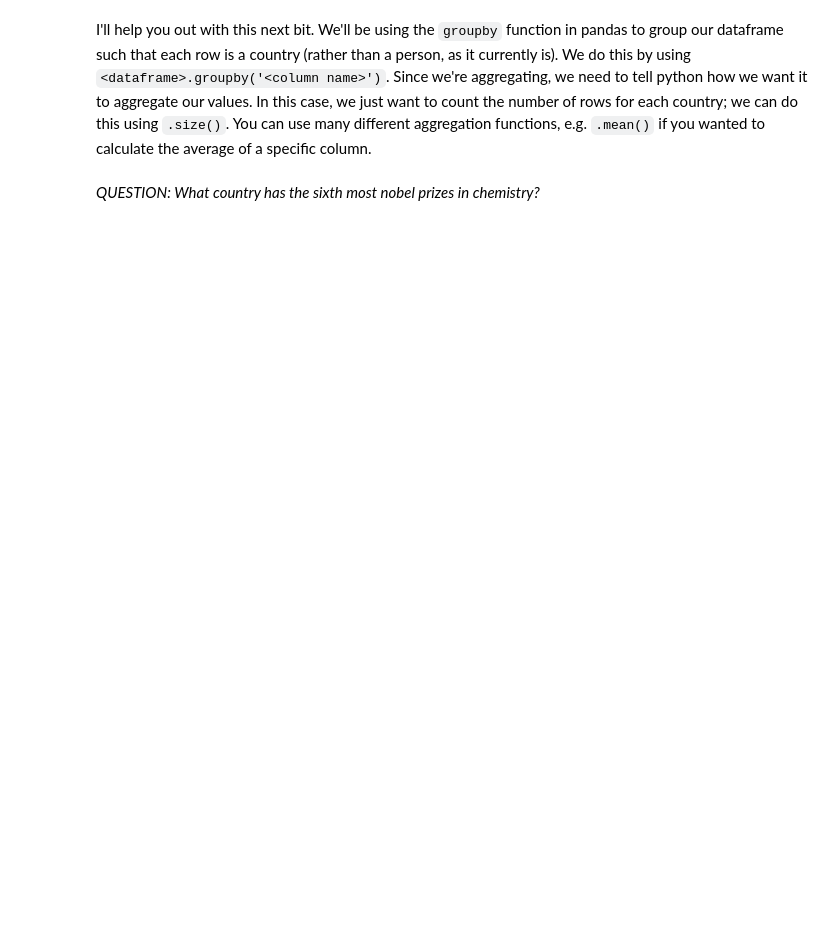
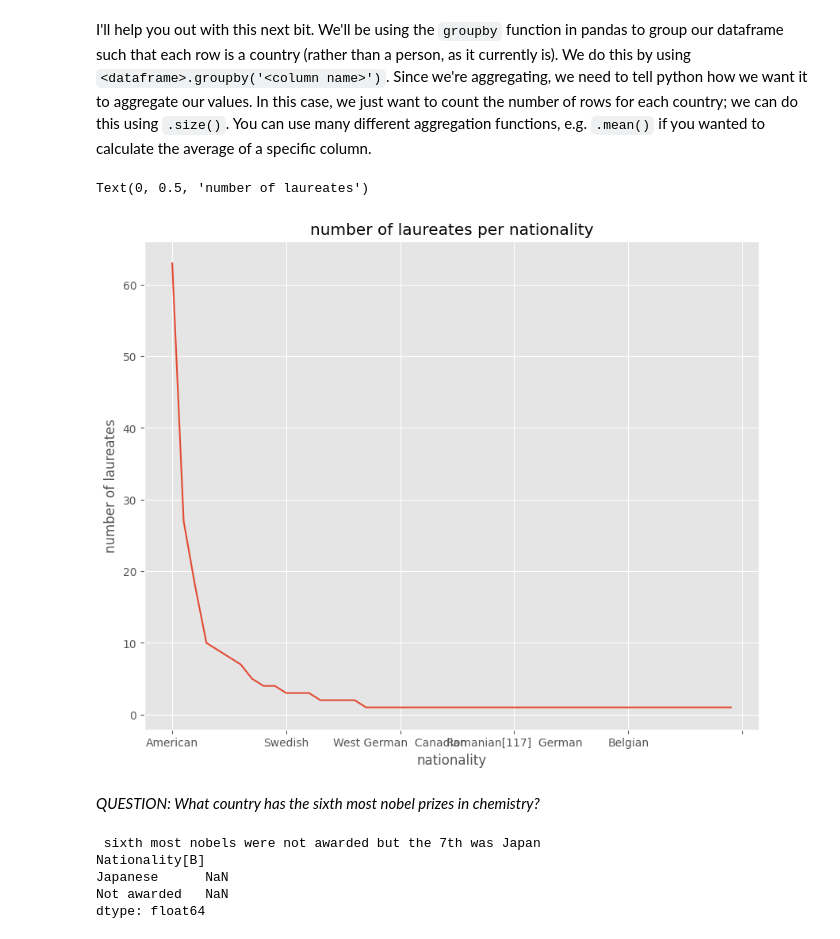
Before and after one commit to owenlepore/QM2, a Jupyter notebook: notebooks/W02. Pandas.ipynb, the cells around one changed output. Cells and saved outputs as stored; diff of their text form; code cells hidden in the pictures; blank space fills up the shorter version.

```diff
--- a/notebooks/W02. Pandas.ipynb
+++ b/notebooks/W02. Pandas.ipynb
@@ -408,5 +497,10 @@ And there we have it; a nicely formatted dataframe ready for analysis, straight
 Using the following URL https://en.wikipedia.org/wiki/List_of_Nobel_laureates_in_Chemistry create a plot of the top 10 countries in terms of nobel laureates. First, follow the steps below:
 # %%
 # scrape the table of Nobel Laureates in Chemistry using read_html. remember, this gives us a LIST of dataframes! lets call this list chem_tables
+url1 = "https://en.wikipedia.org/wiki/List_of_Nobel_laureates_in_Chemistry"
+
+tables1 = pandas.read_html(url1)
 
 # select the first dataframe from this list and call it chem
+chem = tables1[0]
+print(chem)
@@ -414,9 +526,28 @@ Using the following URL https://en.wikipedia.org/wiki/List_of_Nobel_laureates_in
 I'll help you out with this next bit. We'll be using the `groupby` function in pandas to group our dataframe such that each row is a country (rather than a person, as it currently is). We do this by using `<dataframe>.groupby('<column name>')`. Since we're aggregating, we need to tell python how we want it to aggregate our values. In this case, we just want to count the number of rows for each country; we can do this using `.size()`. You can use many different aggregation functions, e.g. `.mean()` if you wanted to calculate the average of a specific column.
 # %%
 # create a new dataframe called 'country' in which each row is a country, and the values represent the number of nobel laureates.
-
+country = chem.groupby("Nationality[B]").size()
+country.head()
 # now sort it in descending order
-
+country = country.sort_values(ascending=False)
+country.head()
 # finally, plot the top 10 countries
+country.plot()
+plt.title('number of laureates per nationality')
+plt.xlabel('nationality')
+plt.ylabel('number of laureates')
+# %% [output]
+Text(0, 0.5, 'number of laureates')
+[figure, added]
 # %% [markdown]
 *QUESTION: What country has the sixth most nobel prizes in chemistry?*
+# %%
+country.head()
+print(" sixth most nobels were not awarded but the 7th was Japan")
+print(country.iloc[[6]] + country.iloc[[5]])
+# %% [output]
+ sixth most nobels were not awarded but the 7th was Japan
+Nationality[B]
+Japanese      NaN
+Not awarded   NaN
+dtype: float64
```
Also changed, not shown: parts of 9 cells of this notebook.
